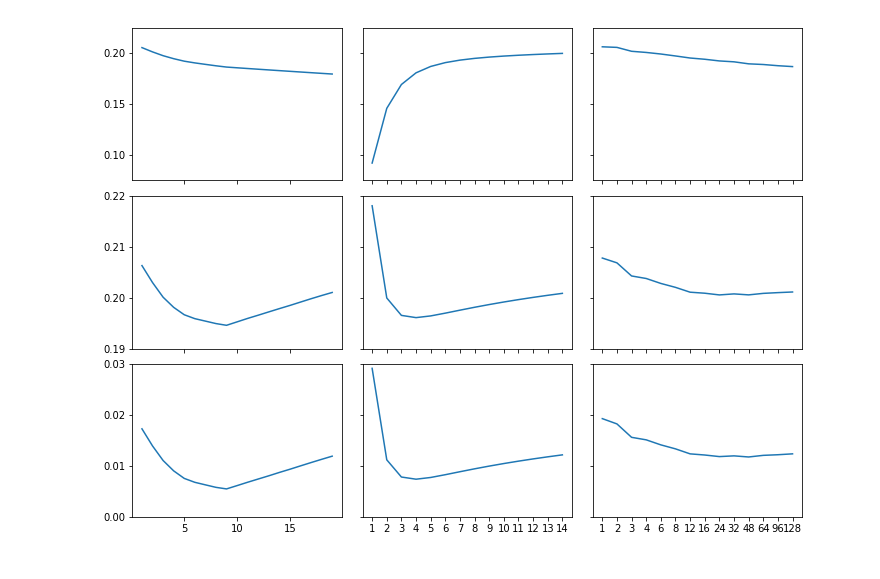
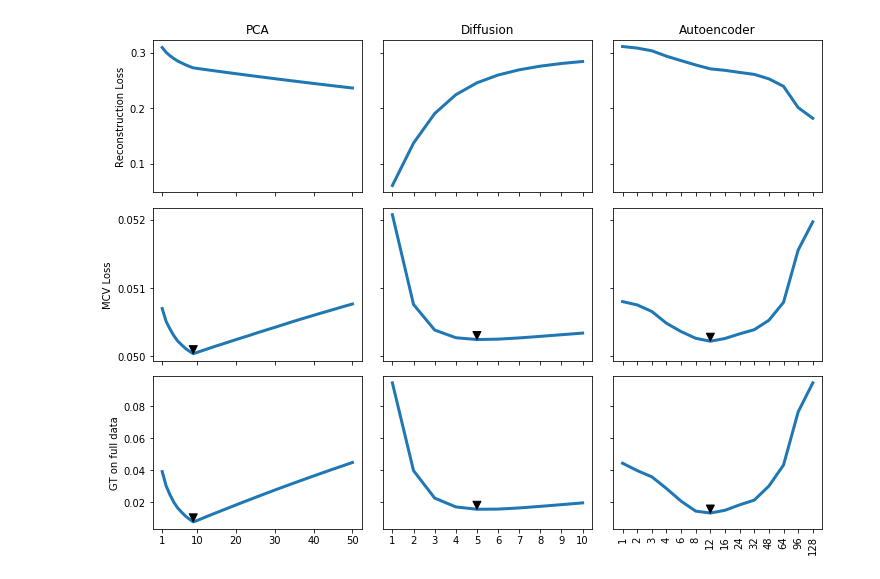
Before and after one commit to czbiohub-sf/molecular-cross-validation, a Jupyter notebook: examples/Figure_1c.ipynb, the cells around one changed output. Drawn from its saved outputs; the diff is of its cells as text; code cells hidden in the pictures.

Commit message:
figure 1 notebook run

```diff
--- a/examples/Figure_1c.ipynb
+++ b/examples/Figure_1c.ipynb
@@ -9,14 +9,10 @@ import matplotlib.pyplot as plt
 plt.rcParams['svg.fonttype'] = "none"
 # %%
 results = {}
-result_files = glob.glob('../results/*.pickle')
+result_files = glob.glob('../../results/*.pickle')
 
 for file in result_files:
     results[os.path.basename(file).split('.')[0]] = pickle.load(open(file, 'rb'))
-
-pca_df = pd.DataFrame(results['neuron_pca_mse'])
-diffusion_df = pd.DataFrame(results['neuron_diffusion_mse'])
-autoencoder_df = pd.DataFrame(results['neuron_autoencoder_mse'])
 # %%
 fig,ax = plt.subplots(
     3, 3, figsize=(12, 9), sharey='row', sharex='col', gridspec_kw={'wspace': 0.1, 'hspace': 0.1}
@@ -54,28 +84,69 @@ sim_autoencoder_df = pd.DataFrame(results['sim_autoencoder_mse'])
 # %%
 fig,ax = plt.subplots(
     3, 3, figsize=(12, 9), sharey='row', sharex='col', gridspec_kw={'wspace': 0.1, 'hspace': 0.1}
 )
 
-yscales = [
-    ((0.075, 0.225), (0.1, 0.15, 0.2)),
-    ((0.19, 0.22), (0.19, 0.20, 0.21, 0.22)),
-    ((0.0, 0.03), (0.0, 0.01, 0.02, 0.03)),
+yticks = [
+    (0.1, 0.2, 0.3),
+    (0.05, 0.051, 0.052),
+    (0.02, 0.04, 0.06, 0.08),
 ]
 
-for i,df in enumerate((sim_pca_df, sim_diffusion_df, sim_autoencoder_df)):
-    x = df['param_range']
-    for j,loss in enumerate(('re_loss', 'ss_loss', 'gt_loss')):
+
+for i,key in enumerate(("sim_pca_mse_0", "sim_diffusion_mse_0", "sim_autoencoder_mse_0")):
+    df = results[key]
+
+    for j,loss in enumerate(('rec_loss', 'mcv_loss', 'gt0_loss')):
+        x = df['param_range'].copy()
+
+        if df[loss].ndim == 1:
+            y = df[loss]
+        else:
+            y = np.mean(df[loss], 0)
+
+        if i == 1:
+            x = x[1:]
+            y = y[1:]
+
         if i == 0:
-            ax[j,i].plot(x, df[loss])
+            ax[j,i].plot(x, y, linewidth=3)
+            if j > 0:
+                ax[j,i].annotate(
+                    " ",
+                    (x[y.argmin()],
+                     y.min()),
+                    xytext=(0, 5),
+                    textcoords="offset points",
+                    arrowprops={"headwidth": 8, "headlength": 8, "color": "k"},
+                )
+
+            ax[j,i].set_xticks([1, 10, 20, 30, 40, 50])
         else:
-            ax[j,i].plot(np.arange(len(x)), df[loss])
+            ax[j,i].plot(np.arange(len(x)), y, linewidth=3)
             ax[j,i].set_xticks(np.arange(len(x)))
-            ax[j,i].set_xticklabels(x)
+            if j > 0:
+                ax[j,i].annotate(
+                    " ",
+                    (y.argmin(), y.min()),
+                    xytext=(0, 5),
+                    textcoords="offset points",
+                    arrowprops={"headwidth": 8, "headlength": 8, "color": "k"},
+                )
 
-        ax[j,i].set_ylim(yscales[j][0])
-        ax[j,i].set_yticks(yscales[j][1])
+            if i == 1:
+                ax[j,i].set_xticklabels(x)
+            else:
+                ax[j,i].set_xticklabels(x, rotation="vertical", ha="center")
+
+        ax[j,i].set_yticks(yticks[j])
+
+for i,lbl in enumerate(("PCA", "Diffusion", "Autoencoder")):
+    ax[0,i].set_title(lbl)
+
+for i,lbl in enumerate(("Reconstruction Loss", "MCV Loss", "GT on full data")):
+    ax[i,0].set_ylabel(lbl)
 
 plt.savefig('../figures/Figure_S1_raw.svg')
 plt.show()
 # %% [output]
-[figure, old version]
+[figure, new version]
```
Also changed, not shown: parts of 2 cells of this notebook.
